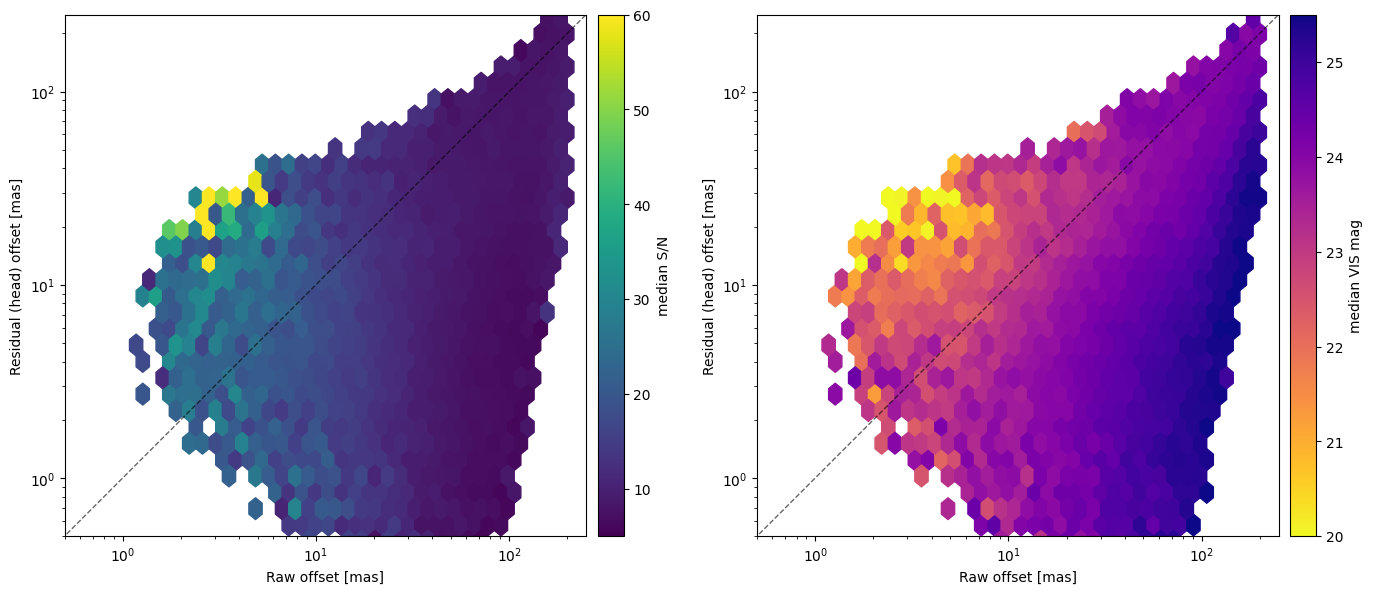
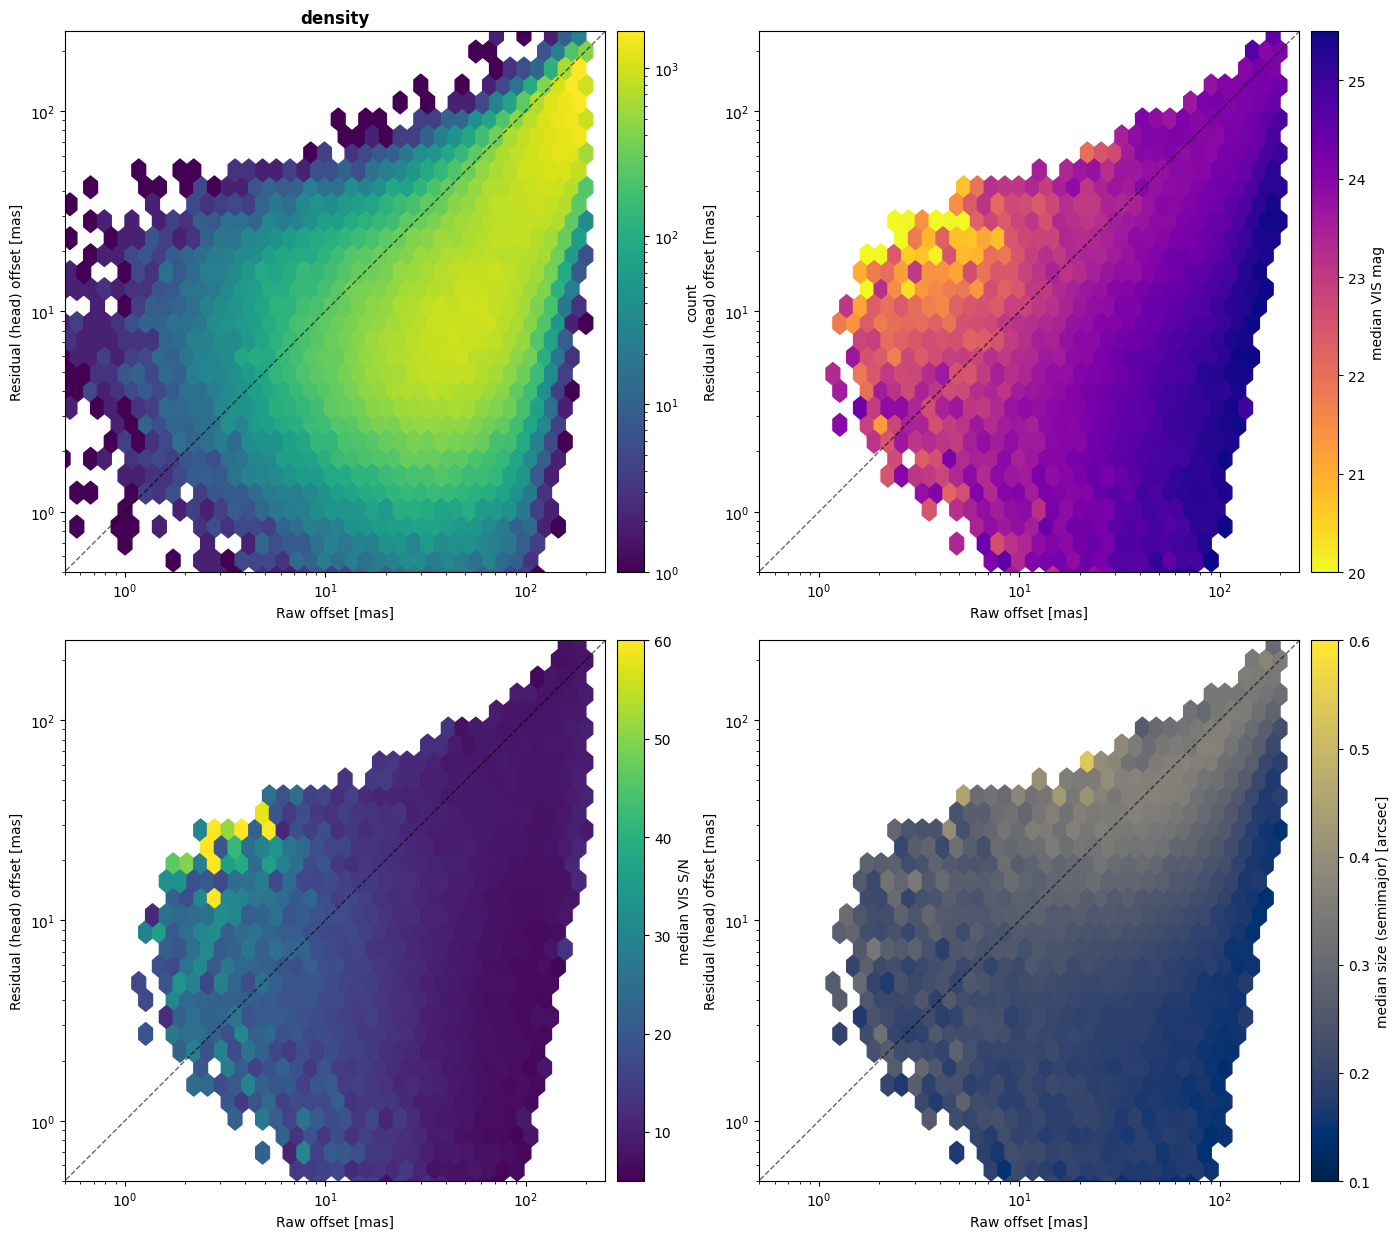
The notebook cell's code change between the first figure and the second:
--- before
+++ after
@@ -1,6 +1,6 @@
-# ---- density hexbins colored by property (S/N, VIS mag; + H mag, size if MER pull available) ----
+# ---- density + property hexbins: [density, VIS mag, S/N, size] ----
 from astropy.io import fits
 from scipy.spatial import cKDTree
-# recompute ra/dec/snr aligned with raw/res (same pooling/filter as above)
+from matplotlib.colors import LogNorm
 BANDS=['u','g','r','i','z','y','nisp_Y','nisp_J','nisp_H']
 RAW=[];RES=[];SNR=[];RA=[];DEC=[]
@@ -13,39 +13,28 @@
 RAW,RES,SNR,RA,DEC=RAW[m0],RES[m0],SNR[m0],RA[m0],DEC[m0]
 cosd=np.cos(np.deg2rad(np.median(DEC)))
-
 def match(cra,cdec,vals,rad=0.5):
     t=cKDTree(np.column_stack([cra*cosd,cdec])); dist,idx=t.query(np.column_stack([RA*cosd,DEC]),k=1)
     return np.where(dist*3600<rad, vals[idx], np.nan)
-
-props=[(SNR,'median S/N','viridis',(5,60),False)]
-# VIS mag from compact MER
 mc=fits.open(REPO/'data/edf_s_ood/catalogs_compact/mer_FINAL_q1_ECDFS_footprint.fits')[1].data
 vmag=match(np.asarray(mc['ra'],float),np.asarray(mc['dec'],float),np.asarray(mc['mag_vis'],float))
-props.append((vmag,'median VIS mag','plasma_r',(20,25.5),False))
-# H mag + size from IRSA pull if available
-hs=REPO/'data/edf_s_ood/catalogs_compact/mer_q1_ECDFS_Hsize.fits'
-if hs.exists():
-    h=fits.open(hs)[1].data
-    hflux=np.asarray(h['flux_h_2fwhm_aper'],float)
-    hmag_cat=np.where(hflux>0, 23.9-2.5*np.log10(hflux), np.nan)
-    hmag=match(np.asarray(h['ra'],float),np.asarray(h['dec'],float),hmag_cat)
-    size=match(np.asarray(h['ra'],float),np.asarray(h['dec'],float),np.asarray(h['semimajor_axis'],float)*0.1)  # arcsec
-    props.append((hmag,'median H mag','plasma_r',(19,24.5),False))
-    props.append((size,'median size (semimajor) [arcsec]','cividis',(0.1,0.6),False))
-    print("MER H/size available -> 4 panels")
-else:
-    print("MER H/size not yet available -> 2 panels (S/N, VIS mag). Re-run after the IRSA pull lands.")
+hs=fits.open(REPO/'data/edf_s_ood/catalogs_compact/mer_q1_ECDFS_Hsize.fits')[1].data
+size=match(np.asarray(hs['ra'],float),np.asarray(hs['dec'],float),np.asarray(hs['semimajor_axis'],float)*0.1)  # arcsec
 
-n=len(props); ncol=2; nrow=(n+1)//2
-fig,axes=plt.subplots(nrow,ncol,figsize=(7*ncol,6*nrow)); axes=np.atleast_1d(axes).ravel()
-for ax,(C,lab,cmap,vlim,_) in zip(axes,props):
+fig,axes=plt.subplots(2,2,figsize=(14,12.5)); axes=axes.ravel()
+def setup(ax):
+    ax.plot([0.4,300],[0.4,300],'k--',lw=1,alpha=0.6)
+    ax.set_xlim(0.5,250);ax.set_ylim(0.5,250);ax.set_aspect('equal')
+    ax.set_xlabel('Raw offset [mas]');ax.set_ylabel('Residual (head) offset [mas]')
+# 1) density
+hb=axes[0].hexbin(RAW,RES,gridsize=45,xscale='log',yscale='log',cmap='viridis',mincnt=1,norm=LogNorm())
+setup(axes[0]); fig.colorbar(hb,ax=axes[0],fraction=0.046,pad=0.02).set_label('count'); axes[0].set_title('density',fontsize=12,fontweight='bold')
+# 2-4) property panels
+for ax,(C,lab,cmap,vlim) in zip(axes[1:],[(vmag,'median VIS mag','plasma_r',(20,25.5)),
+                                          (SNR,'median VIS S/N','viridis',(5,60)),
+                                          (size,'median size (semimajor) [arcsec]','cividis',(0.1,0.6))]):
     mm=np.isfinite(C)
     hb=ax.hexbin(RAW[mm],RES[mm],C=C[mm],reduce_C_function=np.median,gridsize=45,
                  xscale='log',yscale='log',cmap=cmap,mincnt=8,vmin=vlim[0],vmax=vlim[1])
-    ax.plot([0.4,300],[0.4,300],'k--',lw=1,alpha=0.6)
-    ax.set_xlim(0.5,250);ax.set_ylim(0.5,250);ax.set_aspect('equal')
-    ax.set_xlabel('Raw offset [mas]');ax.set_ylabel('Residual (head) offset [mas]')
-    fig.colorbar(hb,ax=ax,fraction=0.046,pad=0.02).set_label(lab)
-for ax in axes[n:]: ax.axis('off')
+    setup(ax); fig.colorbar(hb,ax=ax,fraction=0.046,pad=0.02).set_label(lab)
 plt.tight_layout()
 HEXOUT=REPO/'io/_nb09_outputs/astrom_hexbin.png'

Commit: honesty